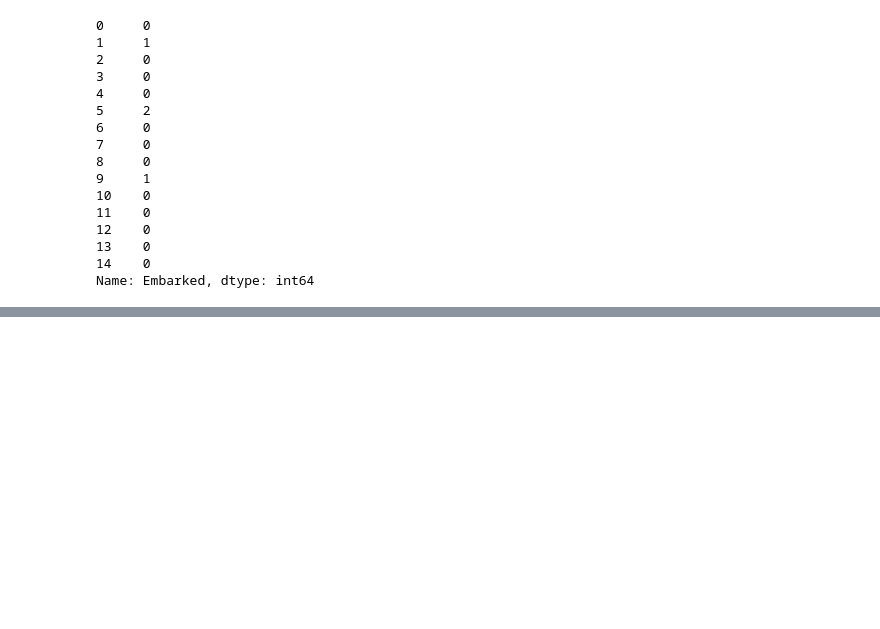
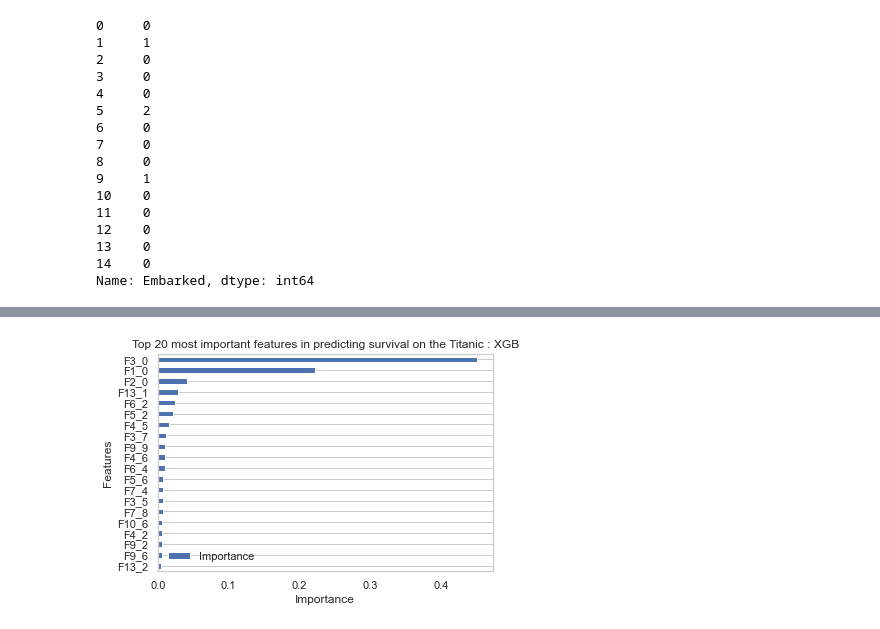
Before and after one commit to wy-july/titanic, a Jupyter notebook: Untitled.ipynb, the cells around one changed output, grey strips where cells are left out. Saved outputs shown, nothing was run; the diff lists cells and outputs as text; code cells hidden in the pictures; blank space fills up the shorter version.

```diff
--- a/Untitled.ipynb
+++ b/Untitled.ipynb
@@ -1053,0 +1484,22 @@ Name: Embarked, dtype: int64
+# %%
+def importance_plotting(data, xlabel, ylabel, title, n=20):
+    """중요도를 보는 함수"""
+    sns.set(style='whitegrid')
+    ax = data.tail(n).plot(kind='barh')
+
+    ax.set(title=title, xlabel=xlabel, ylabel=ylabel)
+    ax.xaxis.grid(False)
+    ax.yaxis.grid(True)
+    plt.show()
+# %%
+### Data Frame에 항목 '중요도' 넣기
+fi = {'Features':train.columns.tolist(), 'Importance':xgb.feature_importances_}
+importance = pd.DataFrame(fi, index=fi['Features']).sort_values('Importance', ascending = True)
+# %%
+### 그래프 제목
+title = 'Top 20 most important features in predicting survival on the Titanic : XGB'
+# %%
+### 그래프 그리기
+importance_plotting(importance, 'Importance', 'Features', title, 20)
+# %% [output]
+[figure, added]
```
Also changed, not shown: parts of 78 cells of this notebook.
